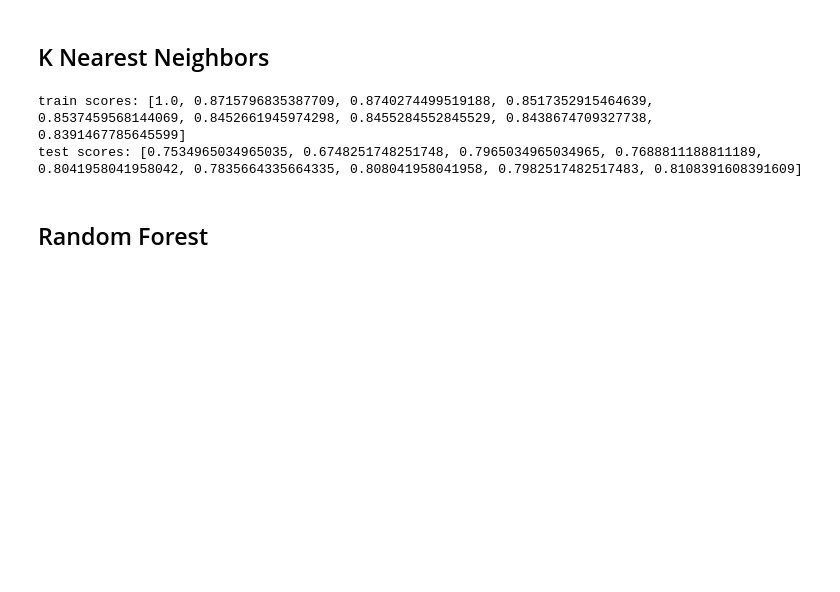
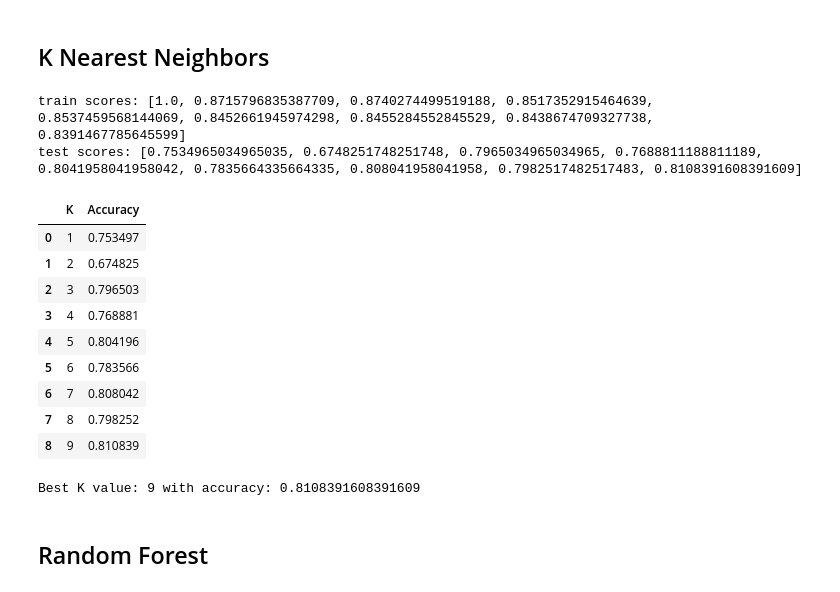
Before and after one commit to amoutafian/waze_capstone, a Jupyter notebook: notebooks/29.3 Modeling .ipynb, the cells around one changed output. Cells and saved outputs as stored; diff of their text form; code cells hidden in the pictures; blank space fills up the shorter version.

```diff
--- a/notebooks/29.3 Modeling .ipynb
+++ b/notebooks/29.3 Modeling .ipynb
@@ -187,7 +187,7 @@ train_scores = []
 
 for i in range(1,10):
 
-    clf_knn = KNeighborsClassifier(n_neighbors = i)
+    clf_knn = KNeighborsClassifier(n_neighbors = i, natural )
     clf_knn.fit(X_train_scaled,y_train)
 
     train_scores.append(clf_knn.score(X_train_scaled,y_train))
@@ -197,6 +197,63 @@ print('test scores:', test_scores)
 # %% [output]
 train scores: [1.0, 0.8715796835387709, 0.8740274499519188, 0.8517352915464639, 0.8537459568144069, 0.8452661945974298, 0.8455284552845529, 0.8438674709327738, 0.8391467785645599]
 test scores: [0.7534965034965035, 0.6748251748251748, 0.7965034965034965, 0.7688811188811189, 0.8041958041958042, 0.7835664335664335, 0.808041958041958, 0.7982517482517483, 0.8108391608391609]
+# %%
+
+#Use manual grid search to choose best K value
+Ks = range(1,10)
+
+table = pd.DataFrame(columns = ['K','Accuracy'])
+table['K'] = Ks
+
+j = 0
+for K in Ks:
+
+    # Apply Knn model to training data
+    clf_knn = KNeighborsClassifier(n_neighbors = K)
+    clf_knn.fit(X_train_scaled,y_train)
+
+    # Predict using model
+    y_pred_knn = clf_knn.predict(X_test_scaled)
+
+    # Saving accuracy score in table
+    table.iloc[j,1] = accuracy_score(y_test,y_pred_knn)
+    j += 1
+
+table
+# %% [output]
+|  | K | Accuracy |
+| 0 | 1 | 0.753497 |
+| 1 | 2 | 0.674825 |
+| 2 | 3 | 0.796503 |
+| 3 | 4 | 0.768881 |
+| 4 | 5 | 0.804196 |
+| 5 | 6 | 0.783566 |
+| 6 | 7 | 0.808042 |
+| 7 | 8 | 0.798252 |
+| 8 | 9 | 0.810839 |
+# %%
+# Define the parameter grid: values of K to test
+param_grid = {'n_neighbors': range(1, 10)}
+
+# Initialize the KNN classifier
+knn = KNeighborsClassifier()
+
+# Initialize GridSearchCV
+grid_search = GridSearchCV(knn, param_grid, cv=5, scoring='accuracy')
+
+# Fit GridSearchCV to the scaled training data
+grid_search.fit(X_train_scaled, y_train)
+
+# Find the best parameters and use them to calculate the accuracy on the test set
+best_knn = grid_search.best_estimator_
+y_pred_best = best_knn.predict(X_test_scaled)
+best_accuracy = accuracy_score(y_test, y_pred_best)
+
+# Output the best K value and corresponding accuracy
+best_k = grid_search.best_params_['n_neighbors']
+print(f"Best K value: {best_k} with accuracy: {best_accuracy}")
+# %% [output]
+Best K value: 9 with accuracy: 0.8108391608391609
 # %% [markdown]
 <h2> Random Forest
 # %%
```
Also changed, not shown: parts of 1 cell of this notebook.
